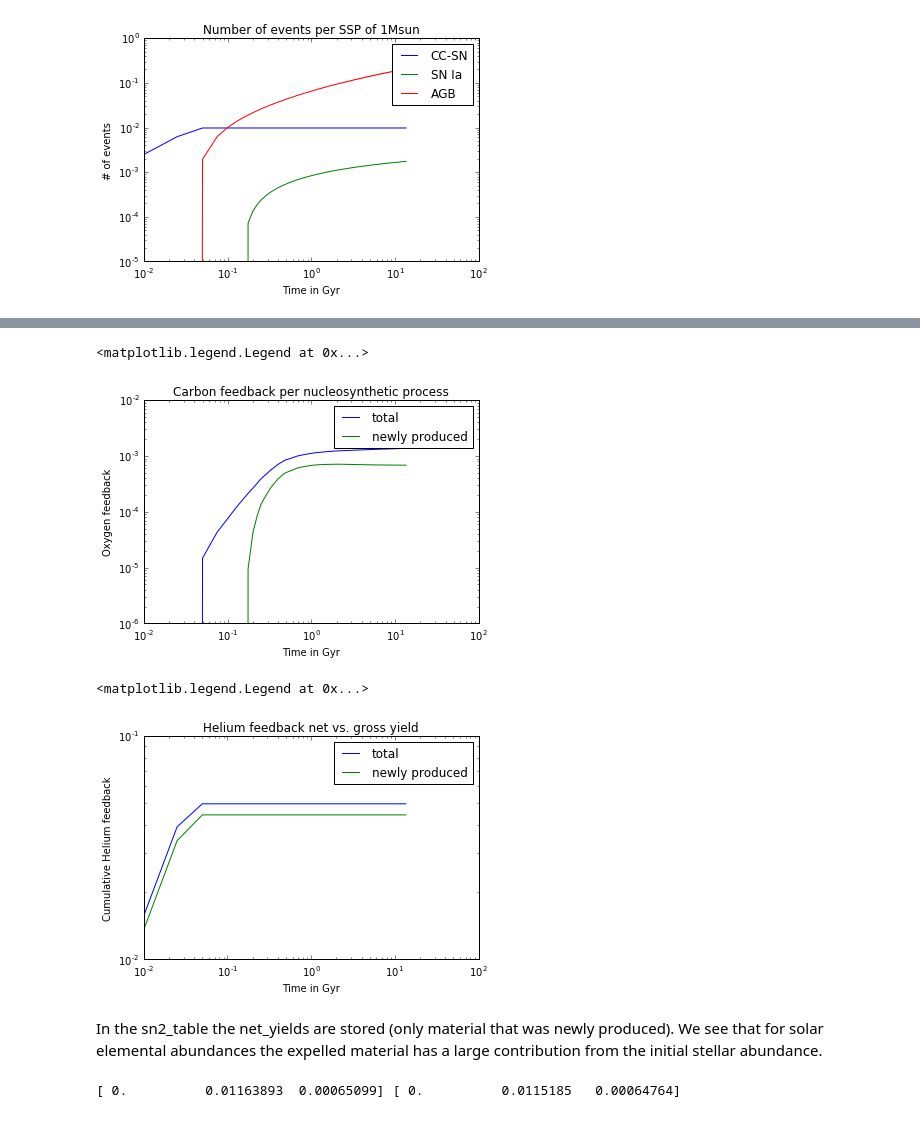
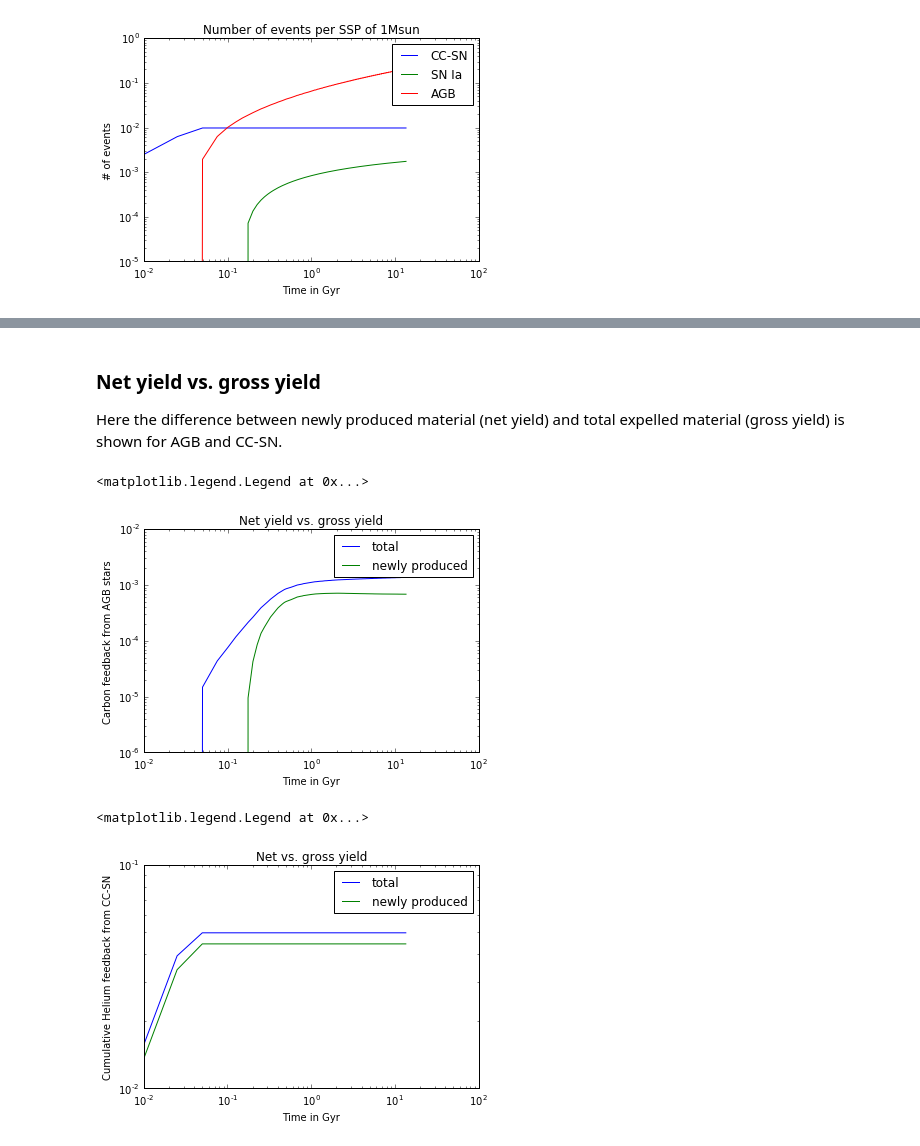
Before and after one commit to jan-rybizki/Chempy, a Jupyter notebook: tutorials/4-Simple_stellar_population.ipynb, the cells around one changed output, grey strips where cells are left out. Cells and saved outputs as stored; diff of their text form; code cells hidden in the pictures.

```diff
--- a/tutorials/4-Simple_stellar_population.ipynb
+++ b/tutorials/4-Simple_stellar_population.ipynb
@@ -124,17 +227,20 @@ plt.legend()
+# %% [markdown]
+### Net yield vs. gross yield
+Here the difference between newly produced material (net yield) and total expelled material (gross yield) is shown for AGB and CC-SN.
 # %%
 basic_ssp_net = SSP(False, np.copy(basic_solar.z), np.copy(basic_imf.x), np.copy(basic_imf.dm), np.copy(basic_imf.dn), np.copy(time_steps), list(elements_to_trace), 'Argast_2000', 'logarithmic', True)
 basic_ssp_net.agb_feedback(list(basic_agb.elements), dict(basic_agb.table), list(basic_agb.metallicities), float(a.agbmmin), float(a.agbmmax),list(solar_fractions))
 plt.plot(time_steps,np.cumsum(basic_ssp.agb_table['C']), label = 'total')
 plt.plot(time_steps,np.cumsum(basic_ssp_net.agb_table['C']), label = 'newly produced')
 plt.yscale('log')
 plt.xscale('log')
-plt.ylabel('Oxygen feedback')
+plt.ylabel('Carbon feedback from AGB stars')
 plt.xlabel('Time in Gyr')
-plt.title('Carbon feedback per nucleosynthetic process')
+plt.title('Net yield vs. gross yield')
 plt.legend()
 # %% [output]
 <matplotlib.legend.Legend at 0x...>
-[figure, old version]
+[figure, new version]
 # %%
 basic_ssp_net = SSP(False, basic_solar.z, basic_imf.x, basic_imf.dm, basic_imf.dn, time_steps, elements_to_trace, 'Argast_2000', 'logarithmic', True)
 basic_ssp_net.sn2_feedback(list(basic_sn2.elements), dict(basic_sn2.table), np.copy(basic_sn2.metallicities), float(a.sn2mmin), float(a.sn2mmax),list(solar_fractions))
@@ -142,16 +248,10 @@ plt.plot(time_steps,np.cumsum(basic_ssp.sn2_table['He']), label = 'total')
 plt.plot(time_steps,np.cumsum(basic_ssp_net.sn2_table['He']), label = 'newly produced')
 plt.yscale('log')
 plt.xscale('log')
-plt.ylabel('Cumulative Helium feedback')
+plt.ylabel('Cumulative Helium feedback from CC-SN')
 plt.xlabel('Time in Gyr')
-plt.title('Helium feedback net vs. gross yield')
+plt.title('Net vs. gross yield')
 plt.legend()
 # %% [output]
 <matplotlib.legend.Legend at 0x...>
-[figure, old version]
+[figure, new version]
-# %% [markdown]
-In the sn2_table the net_yields are stored (only material that was newly produced). We see that for solar elemental abundances the expelled material has a large contribution from the initial stellar abundance.
-# %%
-print basic_ssp.sn2_table['O'][:3],basic_ssp_net.sn2_table['O'][:3]
-# %% [output]
-[ 0.          0.01163893  0.00065099] [ 0.          0.0115185   0.00064764]
```
Also changed, not shown: parts of 18 cells of this notebook, 2 other files.
